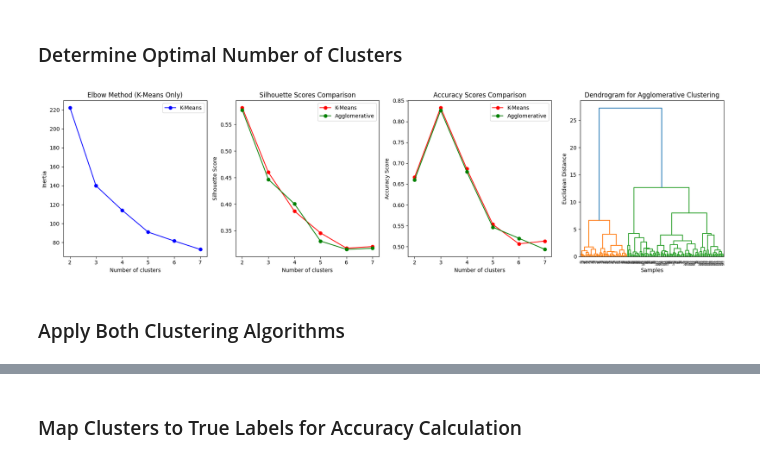
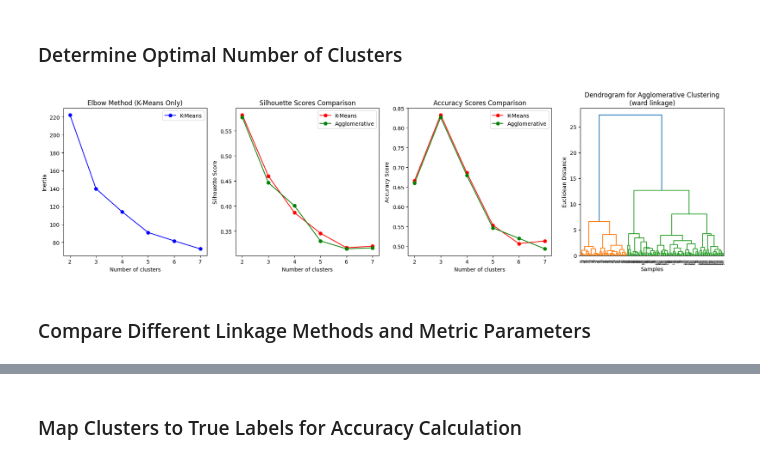
Before and after one commit to Farzat07/Kaggle-Mini-challenge---recommender-systems, a Jupyter notebook: Final iris.ipynb, the cells around one changed output, grey strips where cells are left out. Drawn from its saved outputs; the diff is of its cells as text; code cells hidden in the pictures.

```diff
--- a/Final iris.ipynb
+++ b/Final iris.ipynb
@@ -281,35 +296,35 @@ plt.ylabel('Inertia')
 plt.title('Elbow Method (K-Means Only)')
 plt.legend()
 
 # Silhouette Scores Comparison
 plt.subplot(1, 4, 2)
 plt.plot(k_range, silhouette_scores_kmeans, 'ro-', label='K-Means')
 plt.plot(k_range, silhouette_scores_agg, 'go-', label='Agglomerative')
 plt.xlabel('Number of clusters')
 plt.ylabel('Silhouette Score')
 plt.title('Silhouette Scores Comparison')
 plt.legend()
 
 # Accuracy Scores Comparison
 plt.subplot(1, 4, 3)
 plt.plot(k_range, accuracy_scores_kmeans, 'ro-', label='K-Means')
 plt.plot(k_range, accuracy_scores_agg, 'go-', label='Agglomerative')
 plt.xlabel('Number of clusters')
 plt.ylabel('Accuracy Score')
 plt.title('Accuracy Scores Comparison')
 plt.legend()
 
 # Dendrogram for Agglomerative Clustering
 plt.subplot(1, 4, 4)
 dendrogram = sch.dendrogram(sch.linkage(X_scaled, method='ward'))
-plt.title('Dendrogram for Agglomerative Clustering')
+plt.title('Dendrogram for Agglomerative Clustering\n(ward linkage)')
 plt.xlabel('Samples')
 plt.ylabel('Euclidean Distance')
 
 plt.tight_layout()
 plt.show()
 # %% [output]
-[figure, old version]
+[figure, new version]
 # %% [markdown]
-### Apply Both Clustering Algorithms
+### Compare Different Linkage Methods and Metric Parameters
 # %%
```
Also changed, not shown: parts of 18 cells of this notebook.
